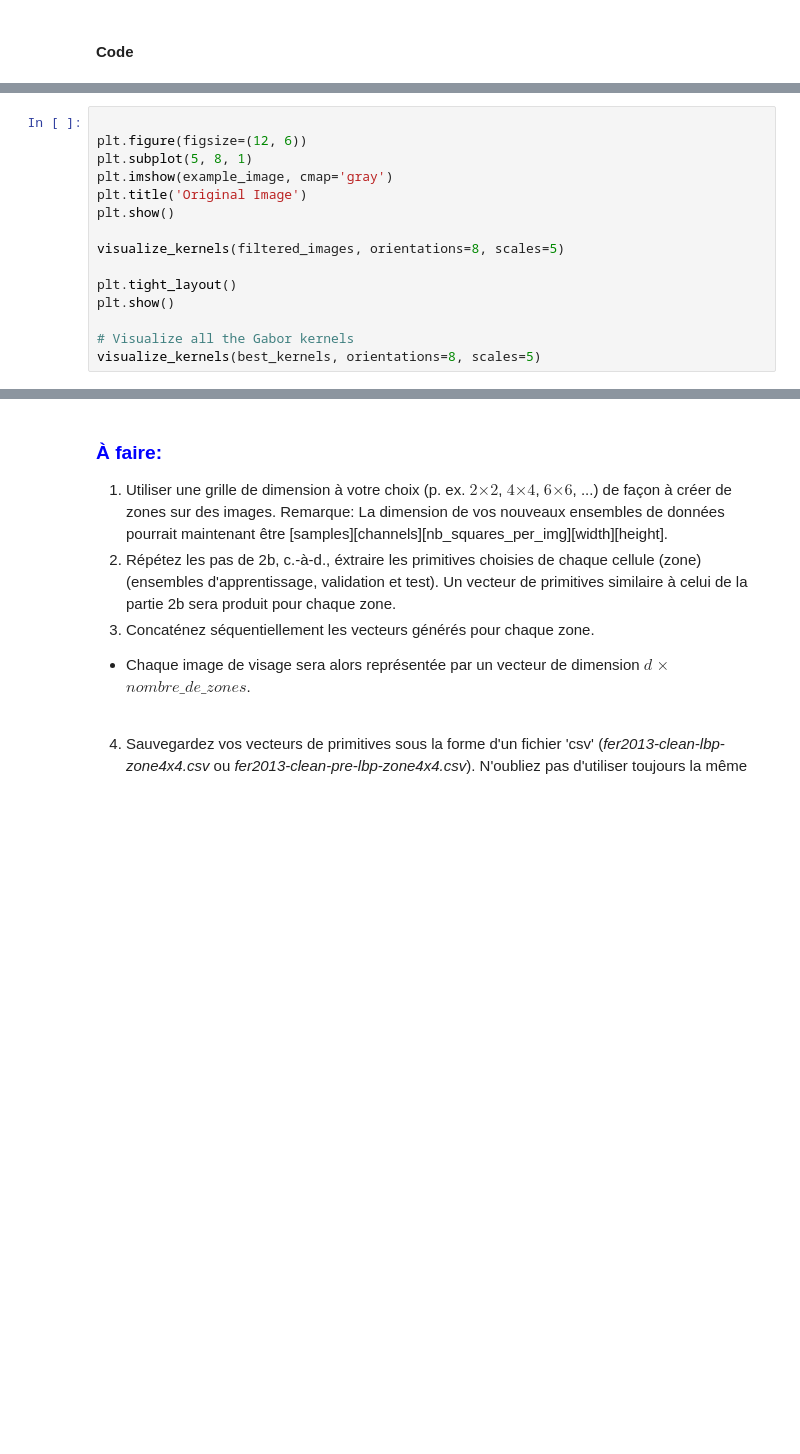
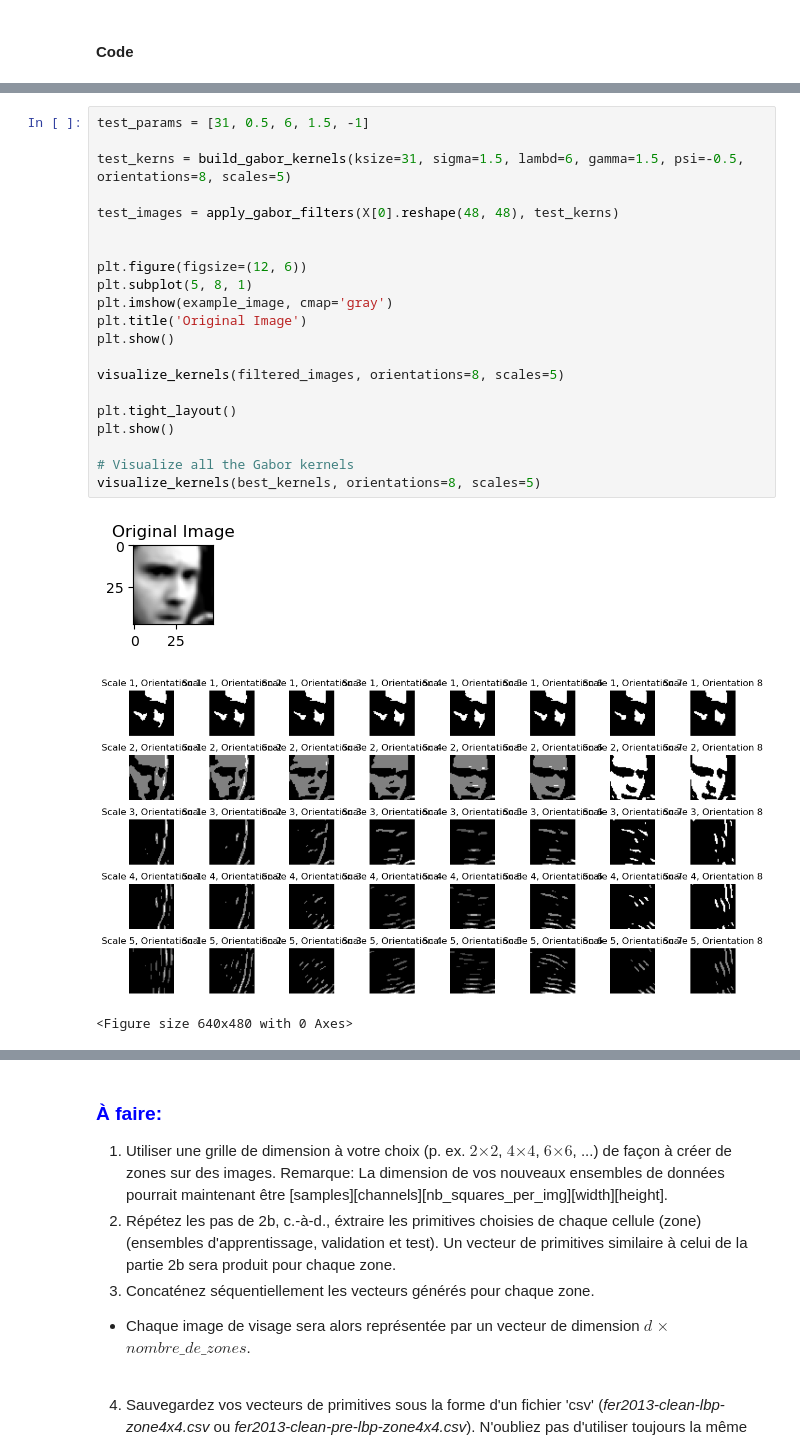
Before and after one commit to Scammaz/771-lab2, a Jupyter notebook: Lab2_GTI771_H24_Ver2.ipynb, the cells around one changed output, grey strips where cells are left out. Saved outputs shown, nothing was run; the diff lists cells and outputs as text; blank space fills up the shorter version.

```diff
--- a/Lab2_GTI771_H24_Ver2.ipynb
+++ b/Lab2_GTI771_H24_Ver2.ipynb
@@ -298,15 +381,25 @@ if __name__ == '__main__':
 # %%
+test_params = [31, 0.5, 6, 1.5, -1]
+
+test_kerns = build_gabor_kernels(ksize=31, sigma=1.5, lambd=6, gamma=1.5, psi=-0.5, orientations=8, scales=5)
+
+test_images = apply_gabor_filters(X[0].reshape(48, 48), test_kerns)
+
 
 plt.figure(figsize=(12, 6))
 plt.subplot(5, 8, 1)
 plt.imshow(example_image, cmap='gray')
 plt.title('Original Image')
 plt.show()
 
 visualize_kernels(filtered_images, orientations=8, scales=5)
 
 plt.tight_layout()
 plt.show()
 
 # Visualize all the Gabor kernels
 visualize_kernels(best_kernels, orientations=8, scales=5)
+# %% [output]
+[figure, added]
+[figure, added]
+<Figure size 640x480 with 0 Axes>
```
Also changed, not shown: parts of 7 cells of this notebook.
